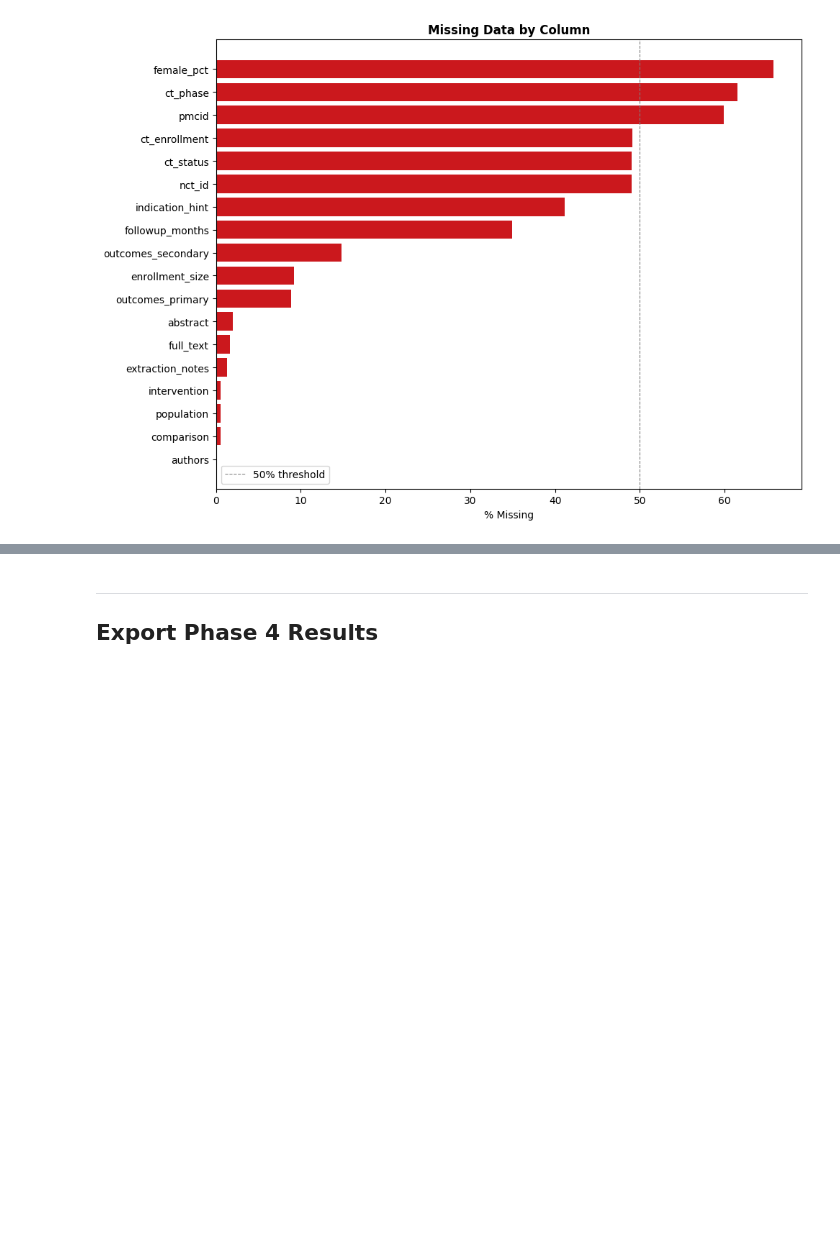
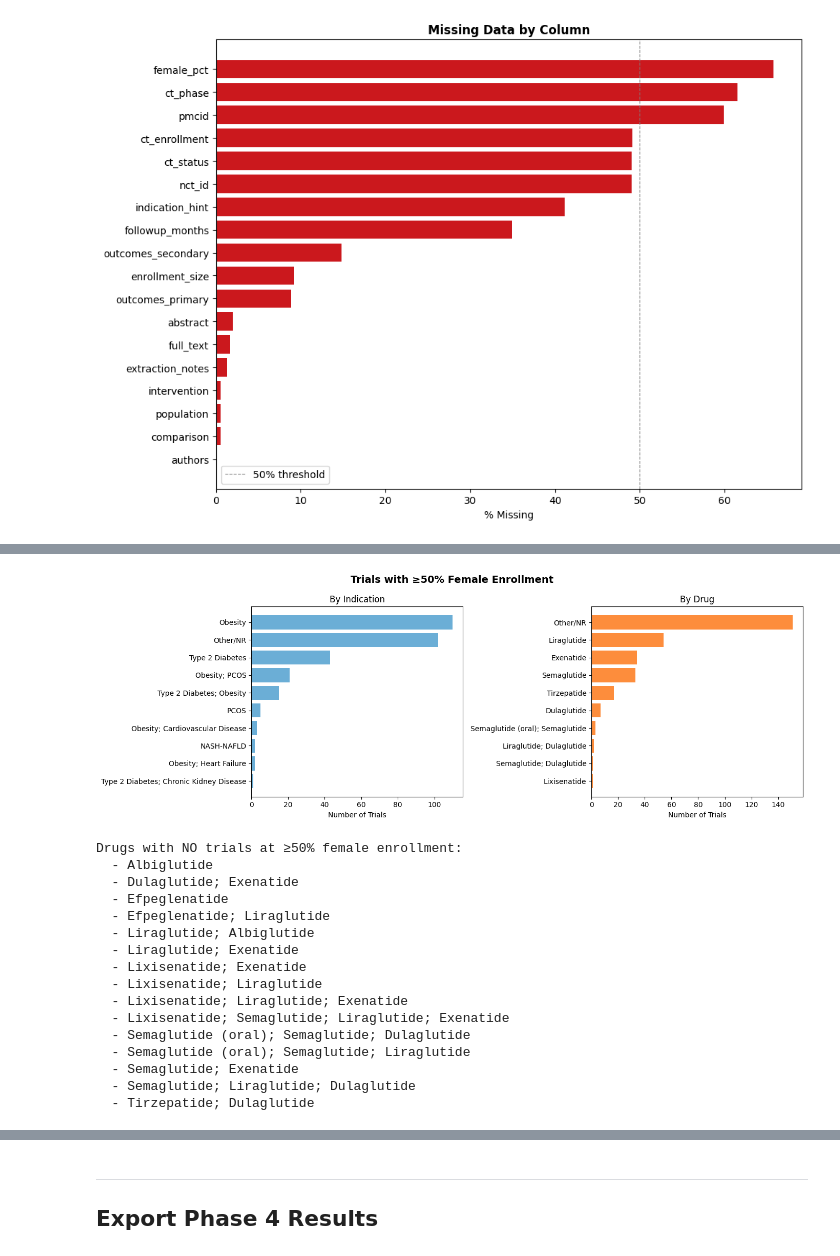
Before and after one commit to manyuanlu/PICOextraction, a Jupyter notebook: phase4_pico_analysis.ipynb, the cells around one changed output, grey strips where cells are left out. Saved outputs shown, nothing was run; the diff lists cells and outputs as text; code cells hidden in the pictures; blank space fills up the shorter version.

```diff
--- a/phase4_pico_analysis.ipynb
+++ b/phase4_pico_analysis.ipynb
@@ -865,0 +406,41 @@ plt.show()
+# %%
+drug_col = col("drug"); ind_col = col("indication")
+
+if len(high_female) > 0:
+    fig, axes = plt.subplots(1, 2, figsize=(14, 5))
+    fig.suptitle("Trials with ≥50% Female Enrollment", fontsize=14, fontweight="bold")
+    if ind_col:
+        ind_counts = high_female[ind_col].value_counts().head(10)
+        axes[0].barh(ind_counts.index[::-1], ind_counts.values[::-1], color="#6baed6")
+        axes[0].set_title("By Indication"); axes[0].set_xlabel("Number of Trials")
+    if drug_col:
+        drug_counts = high_female[drug_col].value_counts().head(10)
+        axes[1].barh(drug_counts.index[::-1], drug_counts.values[::-1], color="#fd8d3c")
+        axes[1].set_title("By Drug"); axes[1].set_xlabel("Number of Trials")
+    plt.tight_layout(); plt.show()
+
+    if drug_col:
+        all_drugs    = set(df[drug_col].dropna().unique())
+        female_drugs = set(high_female[drug_col].dropna().unique())
+        gap_drugs    = all_drugs - female_drugs
+        print("\nDrugs with NO trials at ≥50% female enrollment:")
+        for d in sorted(gap_drugs):
+            print(f"  - {d}")
+# %% [output]
+[figure, added]
+Drugs with NO trials at ≥50% female enrollment:
+  - Albiglutide
+  - Dulaglutide; Exenatide
+  - Efpeglenatide
+  - Efpeglenatide; Liraglutide
+  - Liraglutide; Albiglutide
+  - Liraglutide; Exenatide
+  - Lixisenatide; Exenatide
+  - Lixisenatide; Liraglutide
+  - Lixisenatide; Liraglutide; Exenatide
+  - Lixisenatide; Semaglutide; Liraglutide; Exenatide
+  - Semaglutide (oral); Semaglutide; Dulaglutide
+  - Semaglutide (oral); Semaglutide; Liraglutide
+  - Semaglutide; Exenatide
+  - Semaglutide; Liraglutide; Dulaglutide
+  - Tirzepatide; Dulaglutide
```
Also changed, not shown: parts of 84 cells of this notebook, 29 other files.
